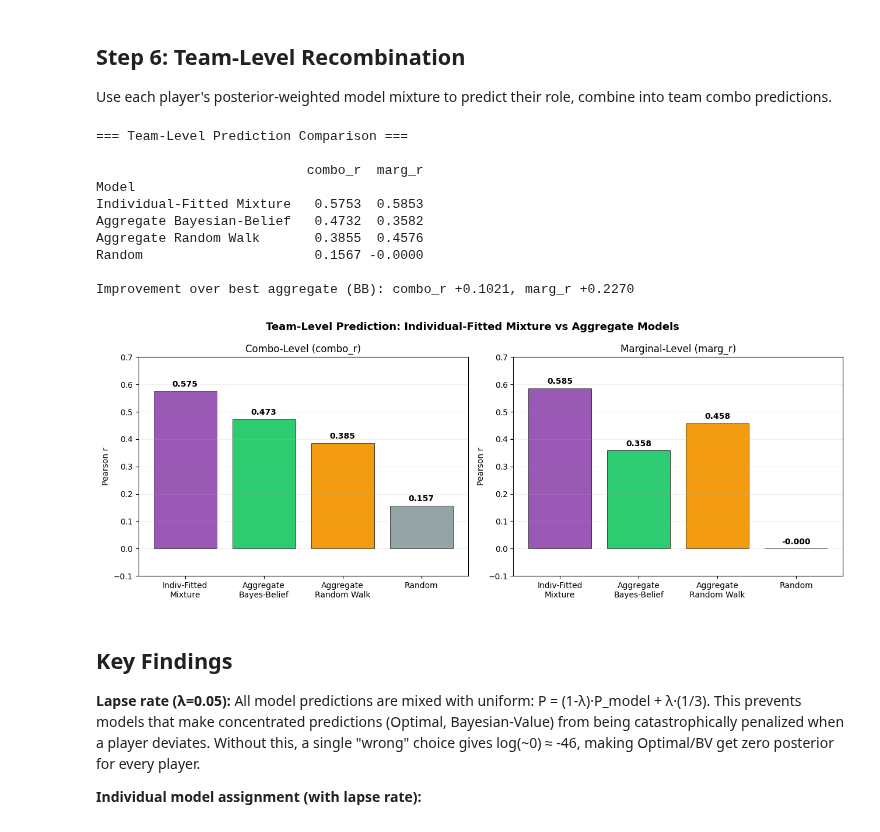
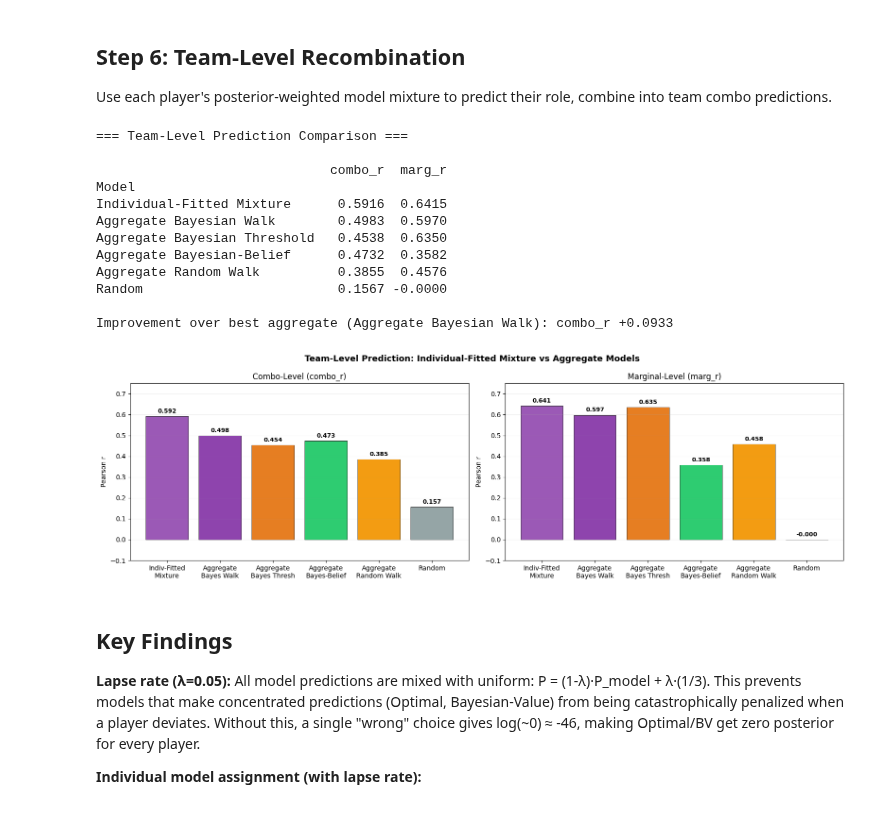
Before and after one commit to jolow99/bayesian-role-specialization, a Jupyter notebook: analysis/experiments/2026-03-29_individual_model_fitting/analysis.ipynb, the cells around one changed output. Drawn from its saved outputs; the diff is of its cells as text; code cells hidden in the pictures.

```diff
--- a/analysis/experiments/2026-03-29_individual_model_fitting/analysis.ipynb
+++ b/analysis/experiments/2026-03-29_individual_model_fitting/analysis.ipynb
@@ -449,8 +446,6 @@ plt.show()
 # %%
+
 # --- Pie chart: dominant model distribution ---
-model_colors = {'Random': '#95a5a6', 'Random Walk': '#f39c12', 'Optimal': '#e74c3c',
-                'Bayesian-Value': '#3498db', 'Bayesian-Belief': '#2ecc71'}
-
 counts = post_df['dominant_model'].value_counts().reindex(model_names, fill_value=0)
 counts = counts[counts > 0]
 
@@ -459,7 +454,7 @@ wedges, texts, autotexts = ax.pie(
     counts.values, labels=counts.index,
     colors=[model_colors[m] for m in counts.index],
     autopct=lambda pct: f'{pct:.0f}%\n({int(round(pct/100*33))})',
-    startangle=90, textprops={'fontsize': 11},
+    startangle=90, textprops={'fontsize': 10},
     wedgeprops={'edgecolor': 'white', 'linewidth': 1.5})
 for at in autotexts:
     at.set_fontweight('bold')
@@ -503,4 +499,5 @@ plt.show()
 # %%
+
 # --- Heatmap: posterior distribution over models for each player ---
 post_df_sorted = post_df.copy()
 model_order = {name: i for i, name in enumerate(model_names)}
@@ -515,7 +512,7 @@ player_labels = [f"{pid[:8]}..." for pid in post_df_sorted['participant_id']]
 fig, ax = plt.subplots(figsize=(10, 10))
 im = ax.imshow(heatmap_data, aspect='auto', cmap='YlOrRd', vmin=0, vmax=1)
 ax.set_xticks(range(len(model_names)))
-ax.set_xticklabels(model_names, fontsize=10)
+ax.set_xticklabels(model_names, fontsize=9, rotation=20, ha='right')
 ax.set_yticks(range(len(player_labels)))
 ax.set_yticklabels(player_labels, fontsize=7)
 ax.set_title(f'P(model | player data), lapse rate λ={LAPSE_RATE}', fontsize=13)
@@ -526,7 +523,7 @@ for i in range(heatmap_data.shape[0]):
         val = heatmap_data[i, j]
         if val > 0.005:
             color = 'white' if val > 0.6 else 'black'
-            ax.text(j, i, f'{val:.2f}', ha='center', va='center', fontsize=7, color=color)
+            ax.text(j, i, f'{val:.2f}', ha='center', va='center', fontsize=6, color=color)
 
 plt.tight_layout()
 plt.show()
@@ -640,6 +597,7 @@ stat_profile
 
 Use each player's posterior-weighted model mixture to predict their role, combine into team combo predictions.
 # %%
+
 # --- Step 6: Team-level recombination ---
 pid_posteriors = {}
 for _, row in post_df.iterrows():
@@ -706,52 +664,61 @@ def make_aggregate_predict(model_fn):
 bb_metrics = extract_metrics(compute_pearson(run_predictions(team_records, make_aggregate_predict(MODELS['Bayesian-Belief']))))
 rw_metrics = extract_metrics(compute_pearson(run_predictions(team_records, make_aggregate_predict(MODELS['Random Walk']))))
 rand_metrics = extract_metrics(compute_pearson(run_predictions(team_records, make_aggregate_predict(MODELS['Random']))))
+bwalk_metrics = extract_metrics(compute_pearson(run_predictions(team_records, make_aggregate_predict(MODELS['Bayesian Walk']))))
+bthresh_metrics = extract_metrics(compute_pearson(run_predictions(team_records, make_aggregate_predict(MODELS['Bayesian Threshold']))))
 
 print("=== Team-Level Prediction Comparison ===\n")
 comparison = pd.DataFrame([
     {'Model': 'Individual-Fitted Mixture', 'combo_r': indiv_metrics['combo_r'], 'marg_r': indiv_metrics['marg_r']},
+    {'Model': 'Aggregate Bayesian Walk', 'combo_r': bwalk_metrics['combo_r'], 'marg_r': bwalk_metrics['marg_r']},
+    {'Model': 'Aggregate Bayesian Threshold', 'combo_r': bthresh_metrics['combo_r'], 'marg_r': bthresh_metrics['marg_r']},
     {'Model': 'Aggregate Bayesian-Belief', 'combo_r': bb_metrics['combo_r'], 'marg_r': bb_metrics['marg_r']},
     {'Model': 'Aggregate Random Walk', 'combo_r': rw_metrics['combo_r'], 'marg_r': rw_metrics['marg_r']},
     {'Model': 'Random', 'combo_r': rand_metrics['combo_r'], 'marg_r': rand_metrics['marg_r']},
 ]).set_index('Model')
 print(comparison.to_string(float_format='{:.4f}'.format))
-print(f"\nImprovement over best aggregate (BB): combo_r +{indiv_metrics['combo_r'] - bb_metrics['combo_r']:.4f}, marg_r +{indiv_metrics['marg_r'] - bb_metrics['marg_r']:.4f}")
+best_agg = comparison.drop('Individual-Fitted Mixture').combo_r.max()
+best_agg_name = comparison.drop('Individual-Fitted Mixture').combo_r.idxmax()
+print(f"\nImprovement over best aggregate ({best_agg_name}): combo_r +{indiv_metrics['combo_r'] - best_agg:.4f}")
 # %% [output]
 === Team-Level Prediction Comparison ===
 
-                           combo_r  marg_r
+                              combo_r  marg_r
 Model
-Individual-Fitted Mixture   0.5753  0.5853
-Aggregate Bayesian-Belief   0.4732  0.3582
-Aggregate Random Walk       0.3855  0.4576
-Random                      0.1567 -0.0000
+Individual-Fitted Mixture      0.5916  0.6415
+Aggregate Bayesian Walk        0.4983  0.5970
+Aggregate Bayesian Threshold   0.4538  0.6350
+Aggregate Bayesian-Belief      0.4732  0.3582
+Aggregate Random Walk          0.3855  0.4576
+Random                         0.1567 -0.0000
 
-Improvement over best aggregate (BB): combo_r +0.1021, marg_r +0.2270
+Improvement over best aggregate (Aggregate Bayesian Walk): combo_r +0.0933
 # %%
+
 # --- Final comparison bar chart ---
-fig, axes = plt.subplots(1, 2, figsize=(13, 5))
+fig, axes = plt.subplots(1, 2, figsize=(16, 5))
 
-labels = ['Indiv-Fitted\nMixture', 'Aggregate\nBayes-Belief', 'Aggregate\nRandom Walk', 'Random']
-combo_vals = [indiv_metrics['combo_r'], bb_metrics['combo_r'], rw_metrics['combo_r'], rand_metrics['combo_r']]
-marg_vals = [indiv_metrics['marg_r'], bb_metrics['marg_r'], rw_metrics['marg_r'], rand_metrics['marg_r']]
-bar_colors = ['#9b59b6', '#2ecc71', '#f39c12', '#95a5a6']
+labels = ['Indiv-Fitted\nMixture', 'Aggregate\nBayes Walk', 'Aggregate\nBayes Thresh', 'Aggregate\nBayes-Belief', 'Aggregate\nRandom Walk', 'Random']
+combo_vals = [indiv_metrics['combo_r'], bwalk_metrics['combo_r'], bthresh_metrics['combo_r'], bb_metrics['combo_r'], rw_metrics['combo_r'], rand_metrics['combo_r']]
+marg_vals = [indiv_metrics['marg_r'], bwalk_metrics['marg_r'], bthresh_metrics['marg_r'], bb_metrics['marg_r'], rw_metrics['marg_r'], rand_metrics['marg_r']]
+bar_colors = ['#9b59b6', '#8e44ad', '#e67e22', '#2ecc71', '#f39c12', '#95a5a6']
 
 for ax, vals, title in [(axes[0], combo_vals, 'Combo-Level (combo_r)'),
                          (axes[1], marg_vals, 'Marginal-Level (marg_r)')]:
     bars = ax.bar(labels, vals, color=bar_colors, edgecolor='k', linewidth=0.5)
     ax.set_ylabel('Pearson r')
     ax.set_title(title)
-    ax.set_ylim(-0.1, 0.7)
+    ax.set_ylim(-0.1, 0.75)
     for bar, val in zip(bars, vals):
         ax.text(bar.get_x() + bar.get_width()/2, max(bar.get_height(), 0) + 0.01,
-                f'{val:.3f}', ha='center', va='bottom', fontweight='bold', fontsize=10)
+                f'{val:.3f}', ha='center', va='bottom', fontweight='bold', fontsize=9)
     ax.grid(True, alpha=0.2, axis='y')
 
 plt.suptitle('Team-Level Prediction: Individual-Fitted Mixture vs Aggregate Models', fontsize=13, fontweight='bold')
 plt.tight_layout()
 plt.show()
 # %% [output]
-[figure, old version]
+[figure, new version]
 # %% [markdown]
 ## Key Findings
 
```
Also changed, not shown: parts of 11 cells of this notebook, 10 other files.
